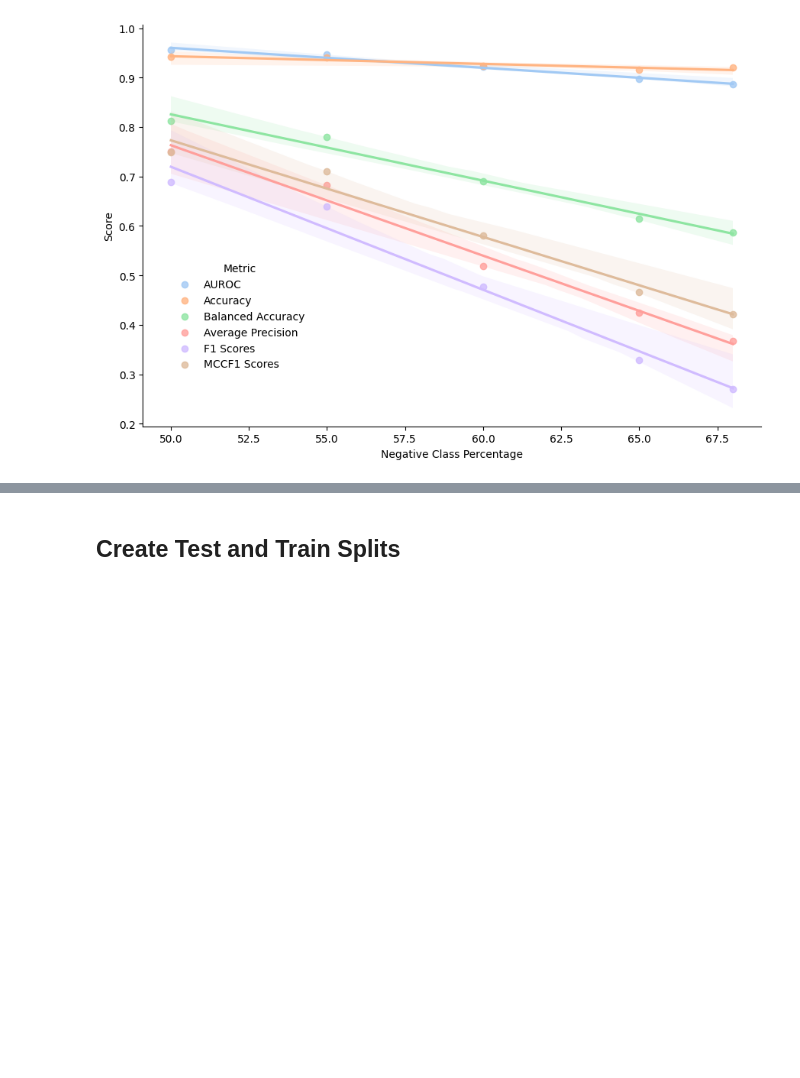
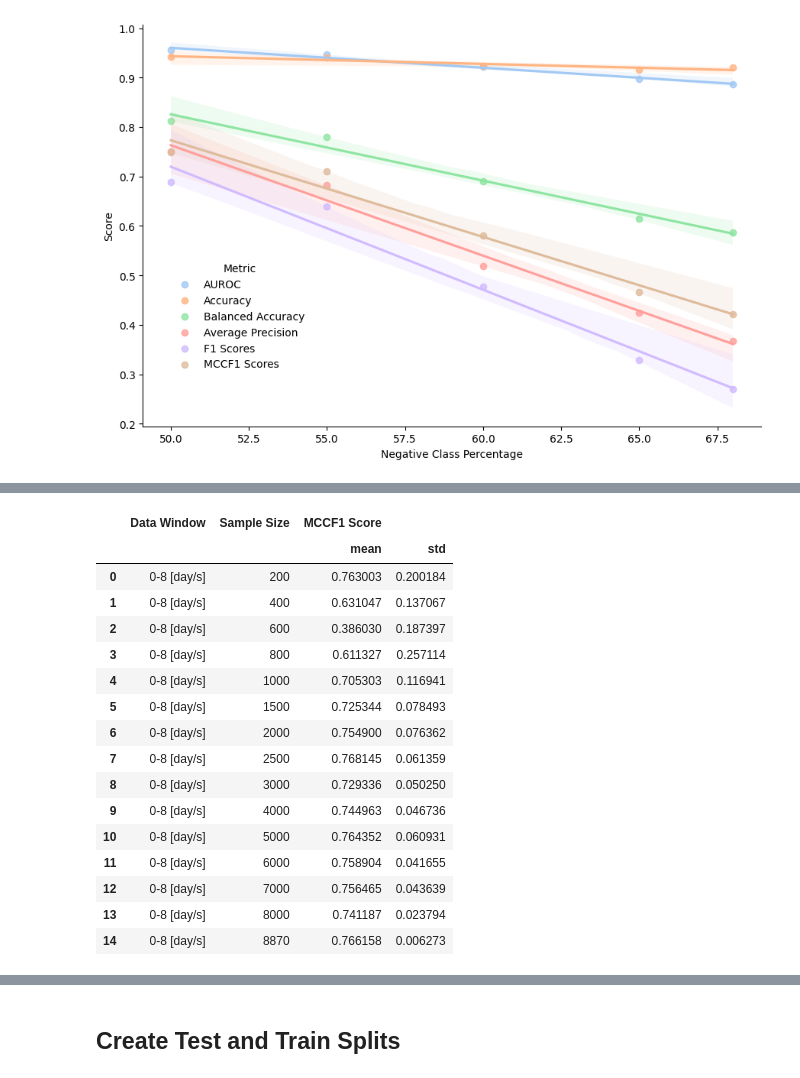
Before and after one commit to ryashpal/eICU-EHR-Pipeline, a Jupyter notebook: notebooks/sepsis_icd_cohort/experiments/05_predict_length_of_stay/analysis_gt_14_days.ipynb, the cells around one changed output, grey strips where cells are left out. Saved outputs shown, nothing was run; the diff lists cells and outputs as text; code cells hidden in the pictures; blank space fills up the shorter version.

```diff
--- a/notebooks/sepsis_icd_cohort/experiments/05_predict_length_of_stay/analysis_gt_14_days.ipynb
+++ b/notebooks/sepsis_icd_cohort/experiments/05_predict_length_of_stay/analysis_gt_14_days.ipynb
@@ -297,0 +529,22 @@ plt.show()
+# %%
+import numpy as np
+
+linePlotDf.groupby(['Data Window', 'Sample Size']).agg(['mean', np.std]).reset_index()
+# %% [output]
+|  | Data Window | Sample Size | MCCF1 Score |  |
+|  |  |  | mean | std |
+| 0 | 0-8 [day/s] | 200 | 0.763003 | 0.200184 |
+| 1 | 0-8 [day/s] | 400 | 0.631047 | 0.137067 |
+| 2 | 0-8 [day/s] | 600 | 0.386030 | 0.187397 |
+| 3 | 0-8 [day/s] | 800 | 0.611327 | 0.257114 |
+| 4 | 0-8 [day/s] | 1000 | 0.705303 | 0.116941 |
+| 5 | 0-8 [day/s] | 1500 | 0.725344 | 0.078493 |
+| 6 | 0-8 [day/s] | 2000 | 0.754900 | 0.076362 |
+| 7 | 0-8 [day/s] | 2500 | 0.768145 | 0.061359 |
+| 8 | 0-8 [day/s] | 3000 | 0.729336 | 0.050250 |
+| 9 | 0-8 [day/s] | 4000 | 0.744963 | 0.046736 |
+| 10 | 0-8 [day/s] | 5000 | 0.764352 | 0.060931 |
+| 11 | 0-8 [day/s] | 6000 | 0.758904 | 0.041655 |
+| 12 | 0-8 [day/s] | 7000 | 0.756465 | 0.043639 |
+| 13 | 0-8 [day/s] | 8000 | 0.741187 | 0.023794 |
+| 14 | 0-8 [day/s] | 8870 | 0.766158 | 0.006273 |
```
Also changed, not shown: parts of 21 cells of this notebook.
